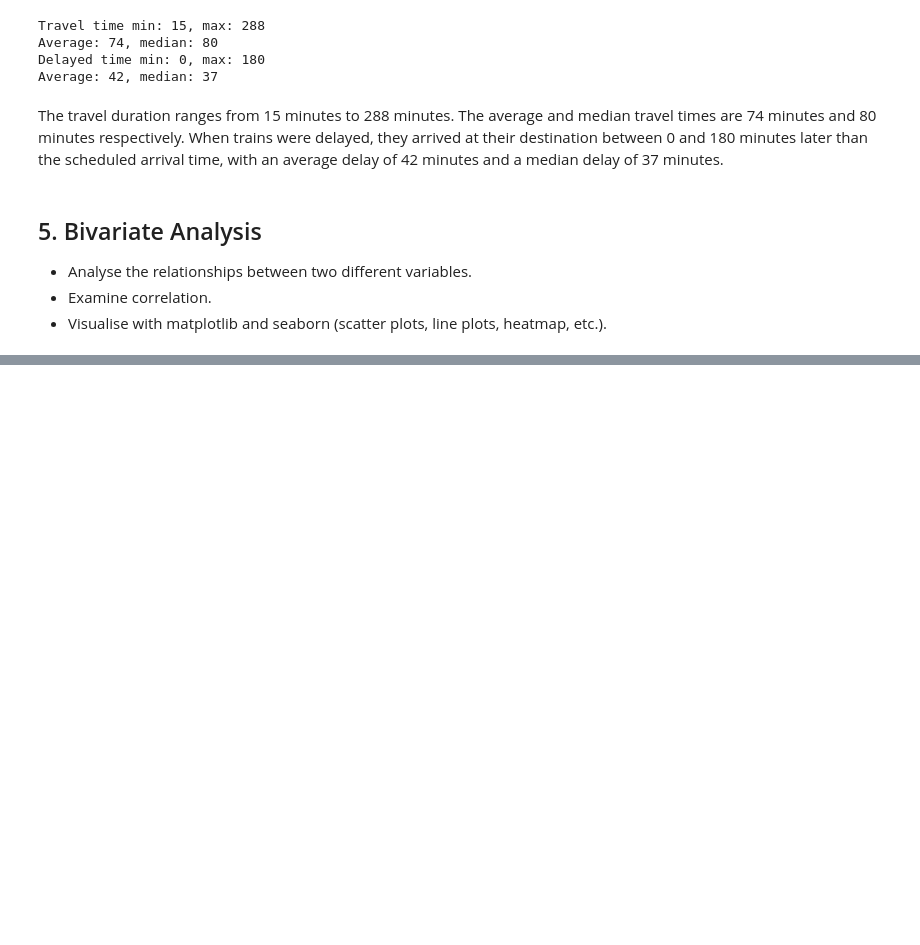
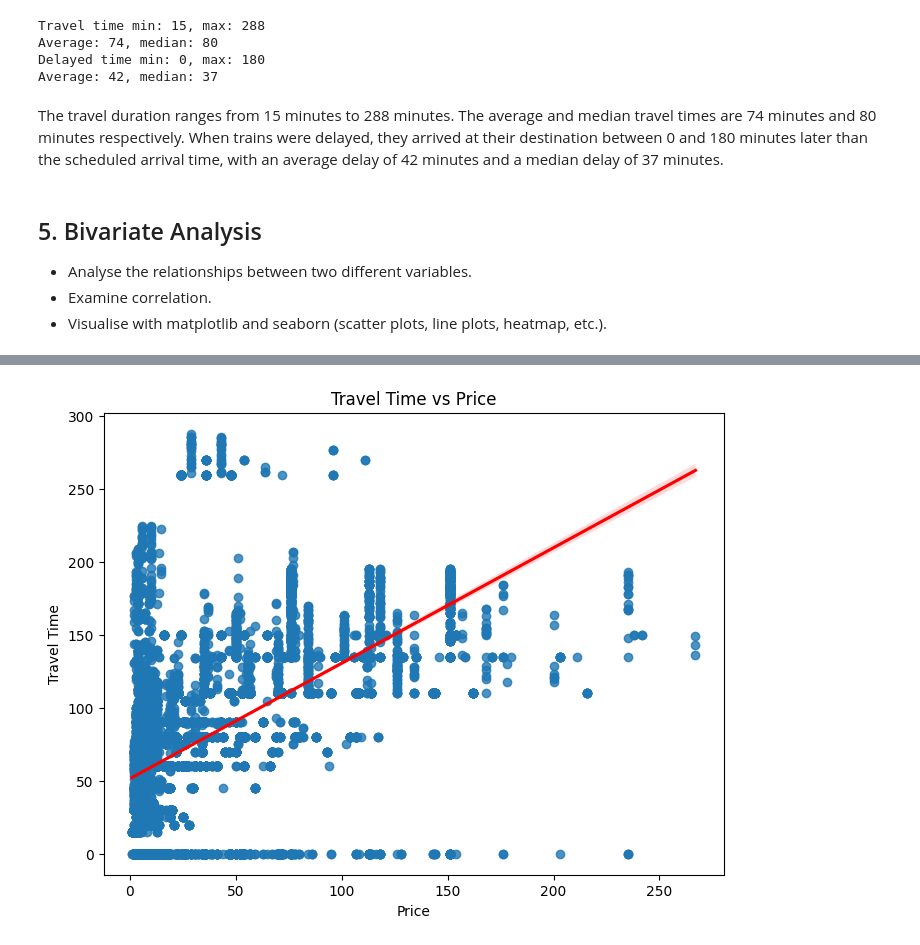
Before and after one commit to tsu76i/DS-playground, a Jupyter notebook: 1. Exploratory Data Analysis (EDA)/1.1_UK_Train_Rides.ipynb, the cells around one changed output, grey strips where cells are left out. Saved outputs shown, nothing was run; the diff lists cells and outputs as text; code cells hidden in the pictures; blank space fills up the shorter version.

```diff
--- a/1. Exploratory Data Analysis (EDA)/1.1_UK_Train_Rides.ipynb
+++ b/1. Exploratory Data Analysis (EDA)/1.1_UK_Train_Rides.ipynb
@@ -541,0 +563,7 @@ sns.scatterplot(x=df['Price'], y=df['Travel Time'])
+# %%
+plt.subplots(nrows=1, ncols=1, figsize=(8, 6))
+plt.title('Travel Time vs Price')
+sns.regplot(data=df, x='Price', y='Travel Time', line_kws={'color':'red'})
+plt.show()
+# %% [output]
+[figure, added]
```
Also changed, not shown: parts of 13 cells of this notebook.
